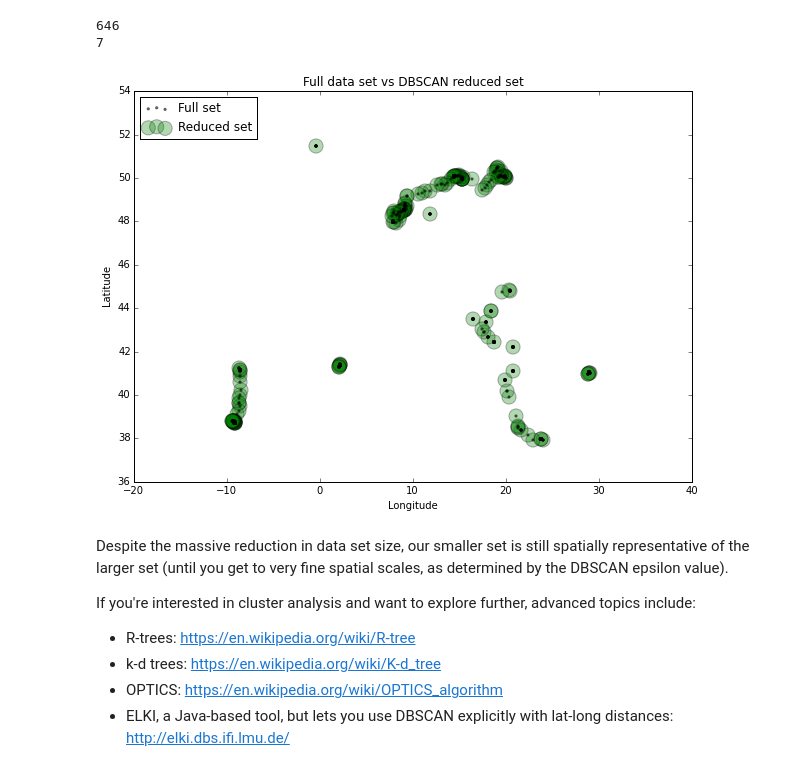
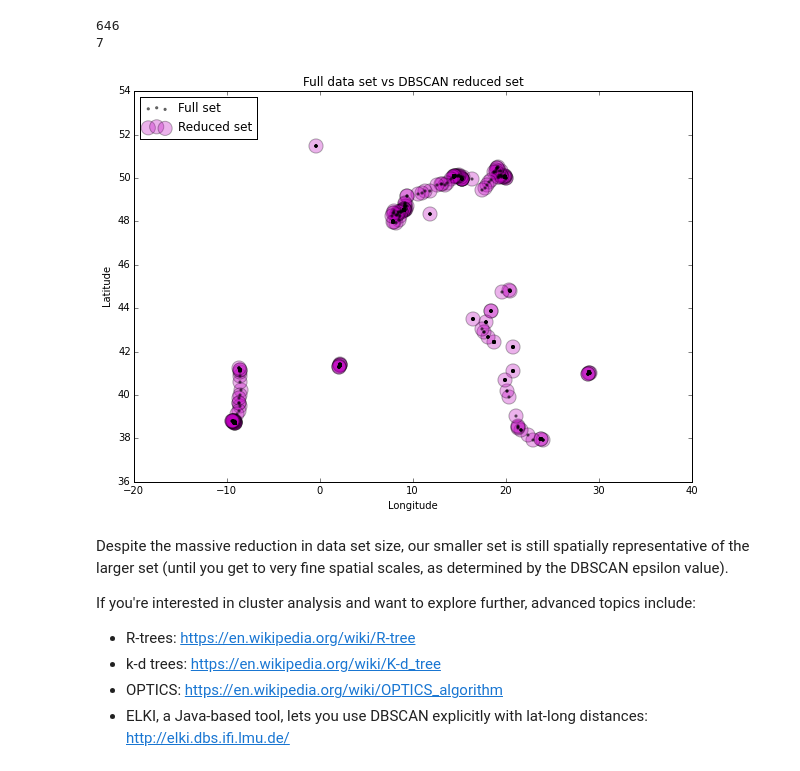
Before and after one commit to gboeing/ppde642, a Jupyter notebook: 10-28-cluster-analysis/cluster-analysis.ipynb, the cells around one changed output. Drawn from its saved outputs; the diff is of its cells as text; code cells hidden in the pictures.

```diff
--- a/10-28-cluster-analysis/cluster-analysis.ipynb
+++ b/10-28-cluster-analysis/cluster-analysis.ipynb
@@ -142,10 +147,10 @@ clusters = pd.Series([coordinates[cluster_labels == n] for n in range(num_cluste
 #clusters.head()
 # %%
 # find the point in each cluster that is closest to its centroid
-centers = clusters.map(get_centermost_point)
+center_points = clusters.map(get_centermost_point)
 
 # extract the lat and lon out of the resulting points tuples as new dataframe columns
-points = pd.DataFrame({'lon': [point[0] for point in centers], 'lat': [point[1] for point in centers]})
+points = pd.DataFrame({'lon': [point[0] for point in center_points], 'lat': [point[1] for point in center_points]})
 points.tail()
 # %% [output]
 |  | lat | lon |
@@ -178,18 +183,16 @@ print len(rs[rs['country']=='Spain'])
 7
 # %%
 # plot the final reduced set of coordinate points vs the original full set
-fig, ax = plt.subplots(figsize=(10,7))
-rs_scatter = ax.scatter(rs['lon'], rs['lat'], c='g', alpha=.3, s=200)
-df_scatter = ax.scatter(df['lon'], df['lat'], c='k', alpha=.5, s=5)
-
-plt.title('Full data set vs DBSCAN reduced set')
-plt.legend([df_scatter, rs_scatter], ['Full set', 'Reduced set'], loc='upper left')
-plt.xlabel('Longitude')
-plt.ylabel('Latitude')
-
+fig, ax = plt.subplots(figsize=[10,7])
+rs_scatter = ax.scatter(rs['lon'], rs['lat'], c='m', alpha=0.3, s=200)
+df_scatter = ax.scatter(df['lon'], df['lat'], c='k', alpha=0.5, s=5)
+ax.set_title('Full data set vs DBSCAN reduced set')
+ax.set_xlabel('Longitude')
+ax.set_ylabel('Latitude')
+ax.legend([df_scatter, rs_scatter], ['Full set', 'Reduced set'], loc='upper left')
 plt.show()
 # %% [output]
-[figure, old version]
+[figure, new version]
 # %% [markdown]
 Despite the massive reduction in data set size, our smaller set is still spatially representative of the larger set (until you get to very fine spatial scales, as determined by the DBSCAN epsilon value).
 
@@ -197,4 +200,4 @@ If you're interested in cluster analysis and want to explore further, advanced t
  - R-trees: https://en.wikipedia.org/wiki/R-tree
  - k-d trees: https://en.wikipedia.org/wiki/K-d_tree
  - OPTICS: https://en.wikipedia.org/wiki/OPTICS_algorithm
- - ELKI, a Java-based tool, but lets you use DBSCAN explicitly with lat-long distances: http://elki.dbs.ifi.lmu.de/
+ - ELKI, a Java-based tool, lets you use DBSCAN explicitly with lat-long distances: http://elki.dbs.ifi.lmu.de/
```
Also changed, not shown: parts of 13 cells of this notebook.
